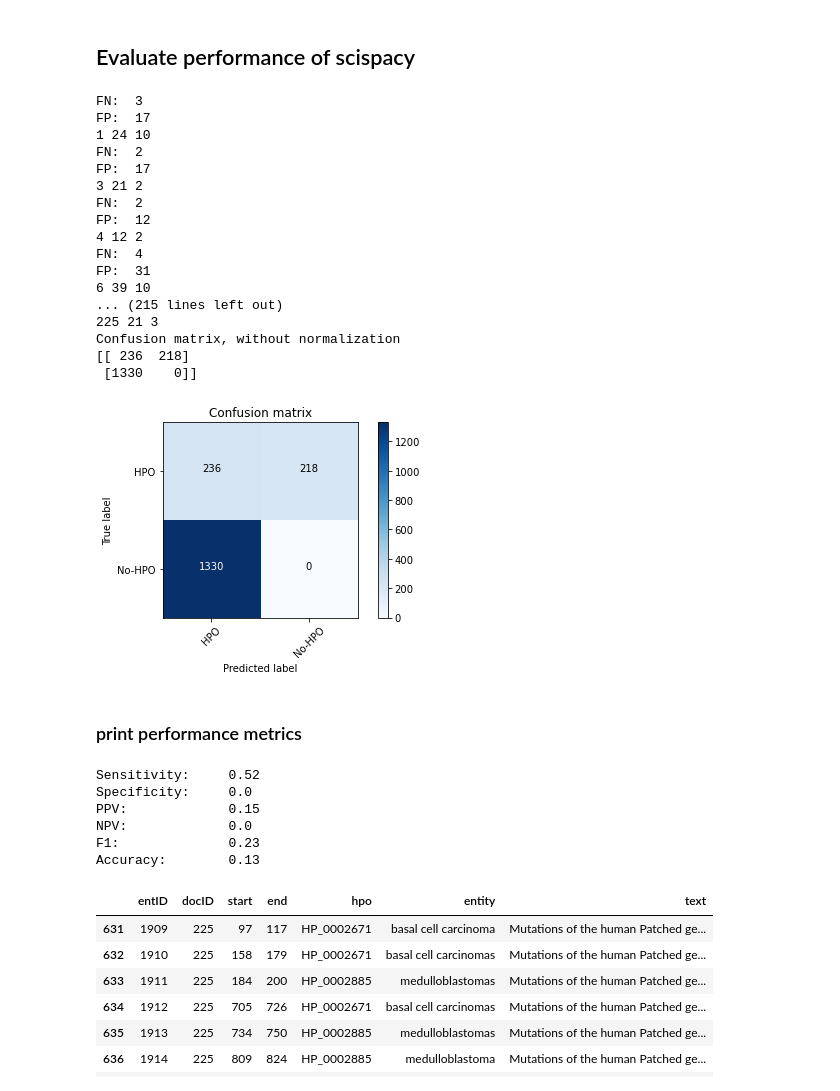
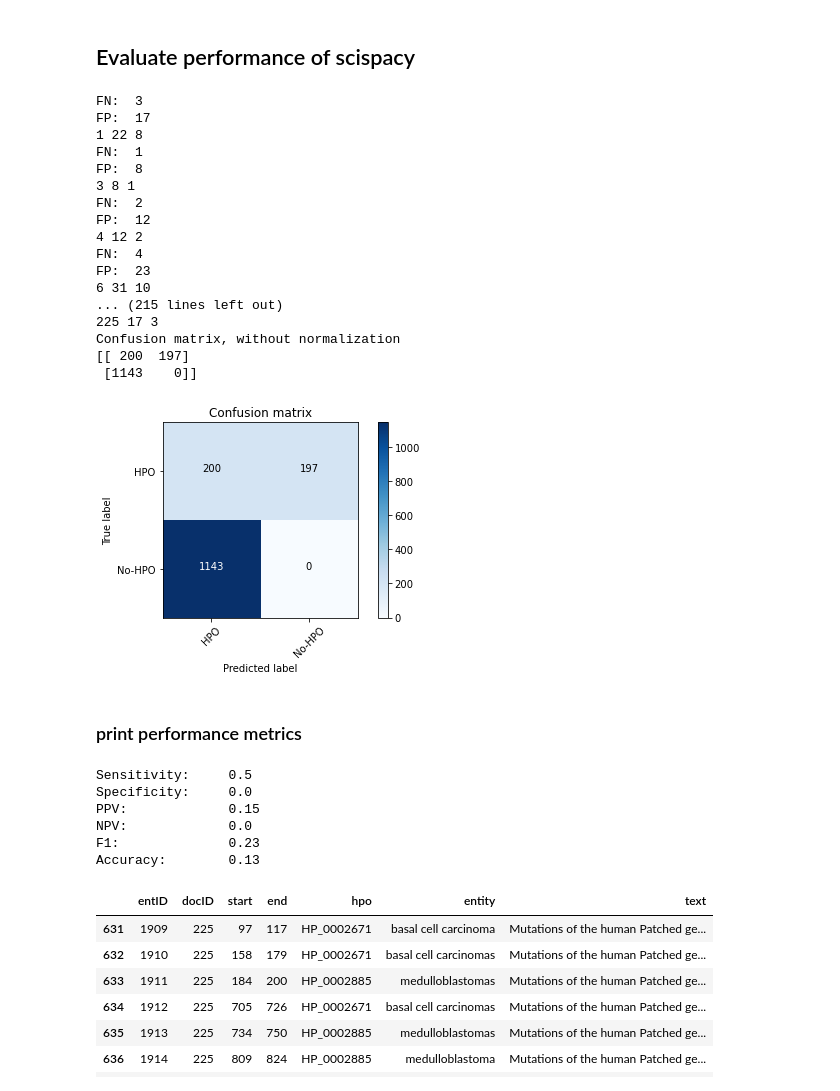
Before and after one commit to levrex/DeepPhenotypingHPO, a Jupyter notebook: PhenoTool/Scispacy.ipynb, the cells around one changed output. Cells and saved outputs as stored; diff of their text form; code cells hidden in the pictures.

```diff
--- a/PhenoTool/Scispacy.ipynb
+++ b/PhenoTool/Scispacy.ipynb
@@ -152,60 +170,59 @@ FN = 0
 
 for doc_id in list(df_train['docID'].unique()):
     inferred = df_anno[df_anno['MRN']==doc_id]['HPO'].iloc[0]
+    inferred = func.is_phenotypic_abnormality(graph, list(inferred))
     gold = df_train[df_train['docID']==doc_id]['hpo'].unique()
     gold = [i.replace('_', ':') for i in gold]
     gold = update_deprecated_OBO(list(gold), d_trans)
-    #gold = in_hpo(list(gold), list(id_to_name.keys()))
-    #break
-    #print(gold, '\n', inferred)
+    gold = func.is_phenotypic_abnormality(graph, list(gold))
     TP += len(np.intersect1d(list(set(gold)), list(set(inferred))))
     FN += len(set(gold) - set(inferred))
     FP +=  len(set(inferred) - set(gold))
 
     for i in range(len(np.intersect1d(list(set(gold)), list(set(inferred))))):
         y_test.append(1)
         y_pred.append(1)
     for i in range(len(set(gold) - set(inferred))):
         y_test.append(1)
         y_pred.append(0)
     for i in range(len(set(inferred) - set(gold))):
         y_test.append(0)
         y_pred.append(1)
     #print('TP: ', len(np.intersect1d(list(set(gold)), list(set(inferred)))))
     print('FN: ', len(set(gold) - set(inferred)))
     print('FP: ', len(set(inferred) - set(gold)))
     print(doc_id, len(inferred), len(gold))
     #y_pred.append(0)
     #y_test.append(0)
 
 cnf_matrix = np.array([[TP, FN], [FP, TN]])
 
 plt = func.print_confusion_matrix(cnf_matrix, classes=['HPO', 'No-HPO'], title='Confusion matrix')
 # %% [output]
 FN:  3
 FP:  17
-1 24 10
-FN:  2
-FP:  17
-3 21 2
+1 22 8
+FN:  1
+FP:  8
+3 8 1
 FN:  2
 FP:  12
 4 12 2
 FN:  4
-FP:  31
-6 39 10
+FP:  23
+6 31 10
 ... (215 lines left out)
-225 21 3
+225 17 3
 Confusion matrix, without normalization
-[[ 236  218]
- [1330    0]]
+[[ 200  197]
+ [1143    0]]
-[figure, old version]
+[figure, new version]
 # %% [markdown]
 ### print performance metrics
 # %%
 func.print_perf(TP, FP, TN, FN)
 # %% [output]
-Sensitivity:     0.52
+Sensitivity:     0.5
 Specificity:     0.0
 PPV:             0.15
 NPV:             0.0
```
Also changed, not shown: parts of 1 cell of this notebook, 38 other files.
